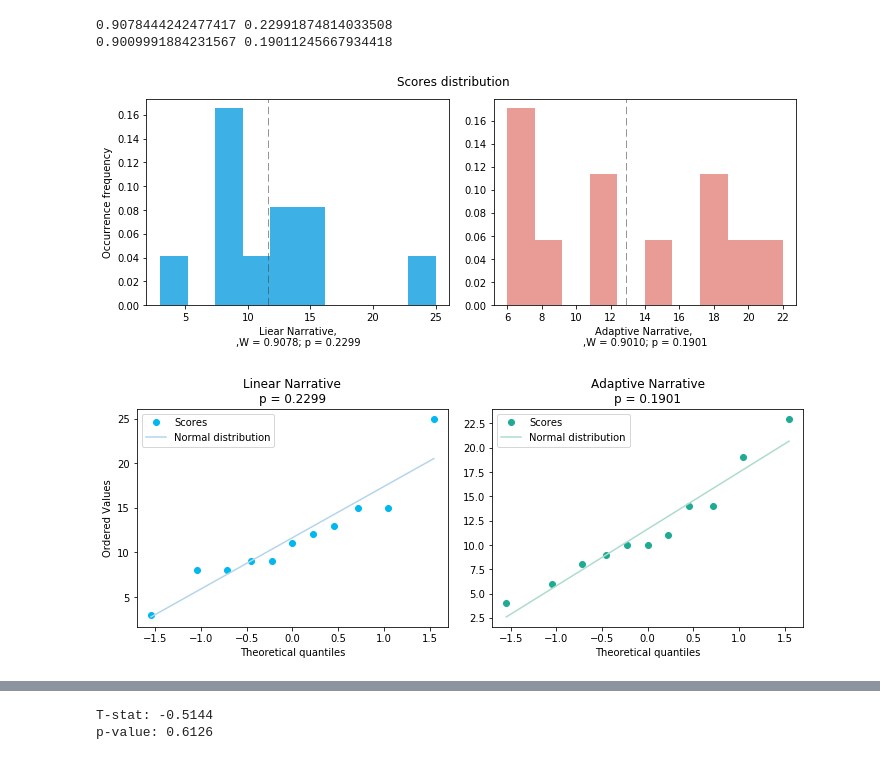
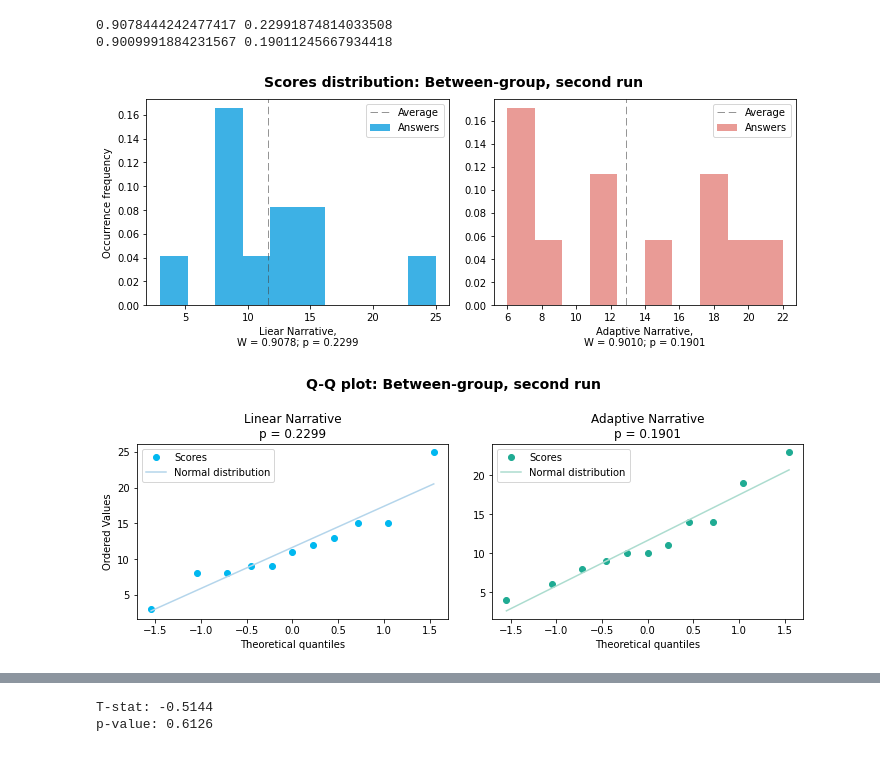
Before and after one commit to adrhegedus/MEA-G502-2020, a Jupyter notebook: evaluation.ipynb, the cells around one changed output, grey strips where cells are left out. Saved outputs shown, nothing was run; the diff lists cells and outputs as text; code cells hidden in the pictures.

```diff
--- a/evaluation.ipynb
+++ b/evaluation.ipynb
@@ -458,44 +502,48 @@ print(W_w, p_w)
 # %%
 fig, (histC1, histC2) = plt.subplots(1, 2, figsize = (10,4))
 
-histC1.hist(linSecondSum, density=True, bins=10, color="#3DB1E5")
-histC1.set(xlabel="Liear Narrative,\n,W = %.4f; p = %.4f" % (W_wo, p_wo), ylabel="Occurrence frequency")
-histC1.axvline(x=linSecondSum.mean(), color="#444444", alpha=0.75, lw=0.75).set_dashes([10, 5])
+histC1.hist(linSecondSum, density=True, bins=10, color="#3DB1E5", label="Answers")
+histC1.set(xlabel="Liear Narrative,\nW = %.4f; p = %.4f" % (W_wo, p_wo), ylabel="Occurrence frequency")
+histC1.axvline(x=linSecondSum.mean(), color="#444444", alpha=0.75, lw=0.75, label="Average").set_dashes([10, 5])
 
-histC2.hist(adapSecondSum, density=True, bins=10, color="#E99B96")
-histC2.set(xlabel=f"Adaptive Narrative, \n,W = %.4f; p = %.4f" % (W_w, p_w))
-histC2.axvline(x=adapSecondSum.mean(), color="#444444", alpha=0.75, lw=0.75).set_dashes([10, 5])
+histC2.hist(adapSecondSum, density=True, bins=10, color="#E99B96", label="Answers")
+histC2.set(xlabel=f"Adaptive Narrative,\nW = %.4f; p = %.4f" % (W_w, p_w))
+histC2.axvline(x=adapSecondSum.mean(), color="#444444", alpha=0.75, lw=0.75, label="Average").set_dashes([10, 5])
 
-plt.suptitle("Scores distribution")
+histC1.legend()
+histC2.legend()
+
+plt.suptitle("Scores distribution: Between-group, second run", size=14, weight="semibold")
 plt.tight_layout(pad=1, w_pad=1.5, h_pad=1.0)
 plt.subplots_adjust(top=0.9)
 
 plt.show()
 # %% [output]
-[figure, old version]
+[figure, new version]
 # %%
 fig = plt.figure(figsize = (10, 4))
 
 ax_wo = fig.add_subplot(121)
 QQWithout = stats.probplot(linSecondSum.dropna(), plot=plt)
 ax_wo.get_lines()[0].set_markerfacecolor("#00B8F0")
 ax_wo.get_lines()[0].set_color("#00B8F0")
 ax_wo.get_lines()[1].set_color("#B4D5EB")
 ax_wo.set_title("Linear Narrative\np = %.4f" % p_wo)
 ax_wo.legend(["Scores", "Normal distribution"])
 
 ax_w = fig.add_subplot(122)
 QQWith = stats.probplot(adapFirstSum.dropna(), plot=plt)
 ax_w.get_lines()[0].set_markerfacecolor("#1FAB93")
 ax_w.get_lines()[0].set_color("#1FAB93")
 ax_w.get_lines()[1].set_color("#ACDCCF")
 ax_w.set_title("Adaptive Narrative\np = %.4f" % p_w)
 ax_w.set_ylabel("")
 ax_w.legend(["Scores", "Normal distribution"])
 
+plt.suptitle("Q-Q plot: Between-group, second run", size=14, weight="semibold")
 plt.tight_layout(pad=1, w_pad=1.5, h_pad=1.0)
-plt.subplots_adjust(top=0.9)
+plt.subplots_adjust(top=0.75)
 
 plt.show()
 # %% [output]
-[figure, old version]
+[figure, new version]
```
Also changed, not shown: parts of 42 cells of this notebook, 18 other files.
